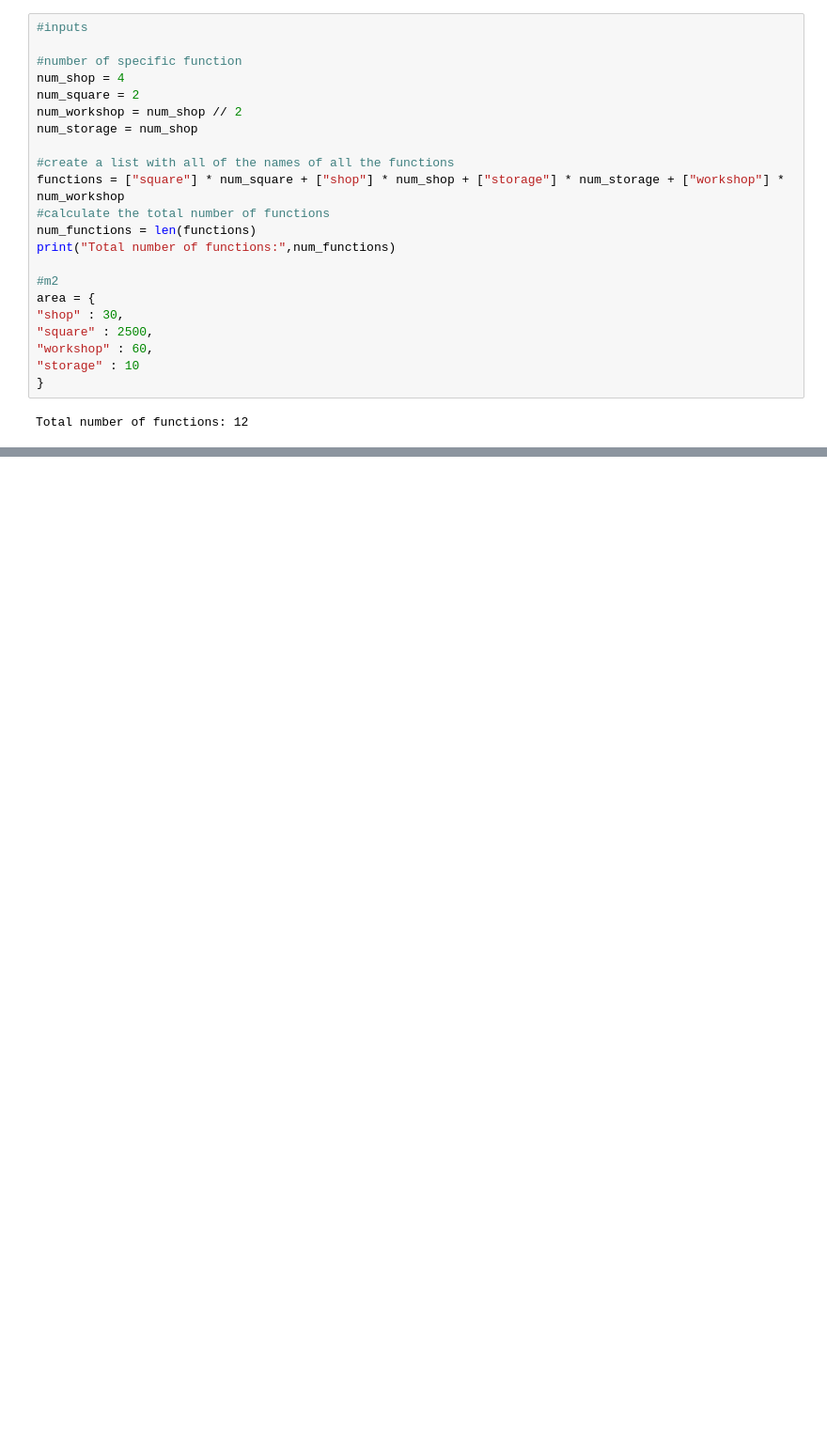
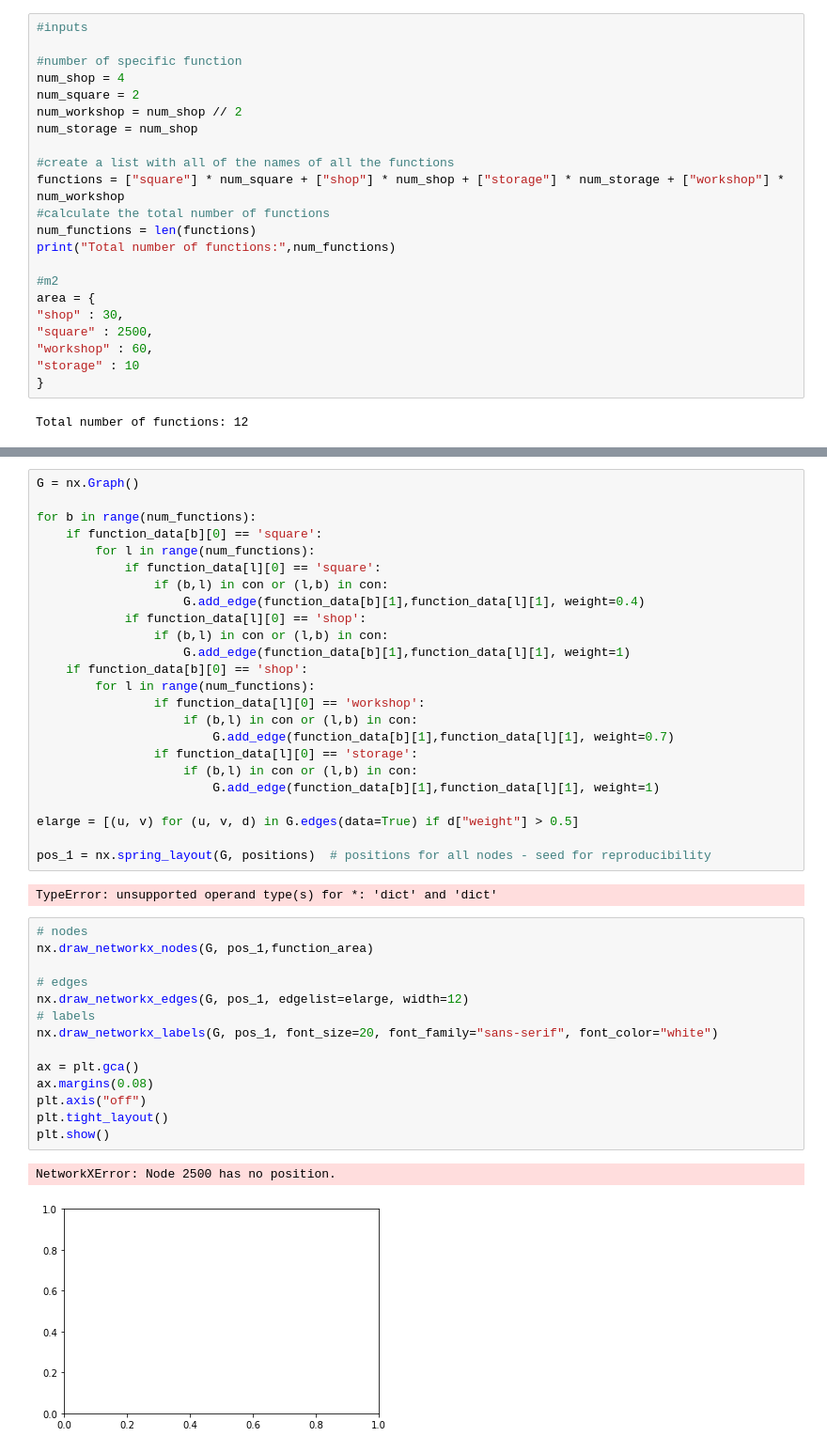
Before and after one commit to DorisvanUffelen/Earthy_2021_process, a Jupyter notebook: 1. Bubble diagram_dynamic relexation/Notebook relaxation.ipynb, the cells around one changed output, grey strips where cells are left out. Shown at 94% size. Drawn from its saved outputs; the diff is of its cells as text; blank space fills up the shorter version.

```diff
--- a/1. Bubble diagram_dynamic relexation/Notebook relaxation.ipynb
+++ b/1. Bubble diagram_dynamic relexation/Notebook relaxation.ipynb
@@ -192,0 +200,43 @@ nx.draw_networkx(G, positions, with_labels=True, **options)
+# %%
+G = nx.Graph()
+
+for b in range(num_functions):
+    if function_data[b][0] == 'square':
+        for l in range(num_functions):
+            if function_data[l][0] == 'square':
+                if (b,l) in con or (l,b) in con:
+                    G.add_edge(function_data[b][1],function_data[l][1], weight=0.4)
+            if function_data[l][0] == 'shop':
+                if (b,l) in con or (l,b) in con:
+                    G.add_edge(function_data[b][1],function_data[l][1], weight=1)
+    if function_data[b][0] == 'shop':
+        for l in range(num_functions):
+                if function_data[l][0] == 'workshop':
+                    if (b,l) in con or (l,b) in con:
+                        G.add_edge(function_data[b][1],function_data[l][1], weight=0.7)
+                if function_data[l][0] == 'storage':
+                    if (b,l) in con or (l,b) in con:
+                        G.add_edge(function_data[b][1],function_data[l][1], weight=1)
+
+elarge = [(u, v) for (u, v, d) in G.edges(data=True) if d["weight"] > 0.5]
+
+pos_1 = nx.spring_layout(G, positions)  # positions for all nodes - seed for reproducibility
+# %% [output]
+TypeError: unsupported operand type(s) for *: 'dict' and 'dict'
+# %%
+# nodes
+nx.draw_networkx_nodes(G, pos_1,function_area)
+
+# edges
+nx.draw_networkx_edges(G, pos_1, edgelist=elarge, width=12)
+# labels
+nx.draw_networkx_labels(G, pos_1, font_size=20, font_family="sans-serif", font_color="white")
+
+ax = plt.gca()
+ax.margins(0.08)
+plt.axis("off")
+plt.tight_layout()
+plt.show()
+# %% [output]
+NetworkXError: Node 2500 has no position.
+[figure, added]
```
Also changed, not shown: parts of 5 cells of this notebook, 1 other file.
